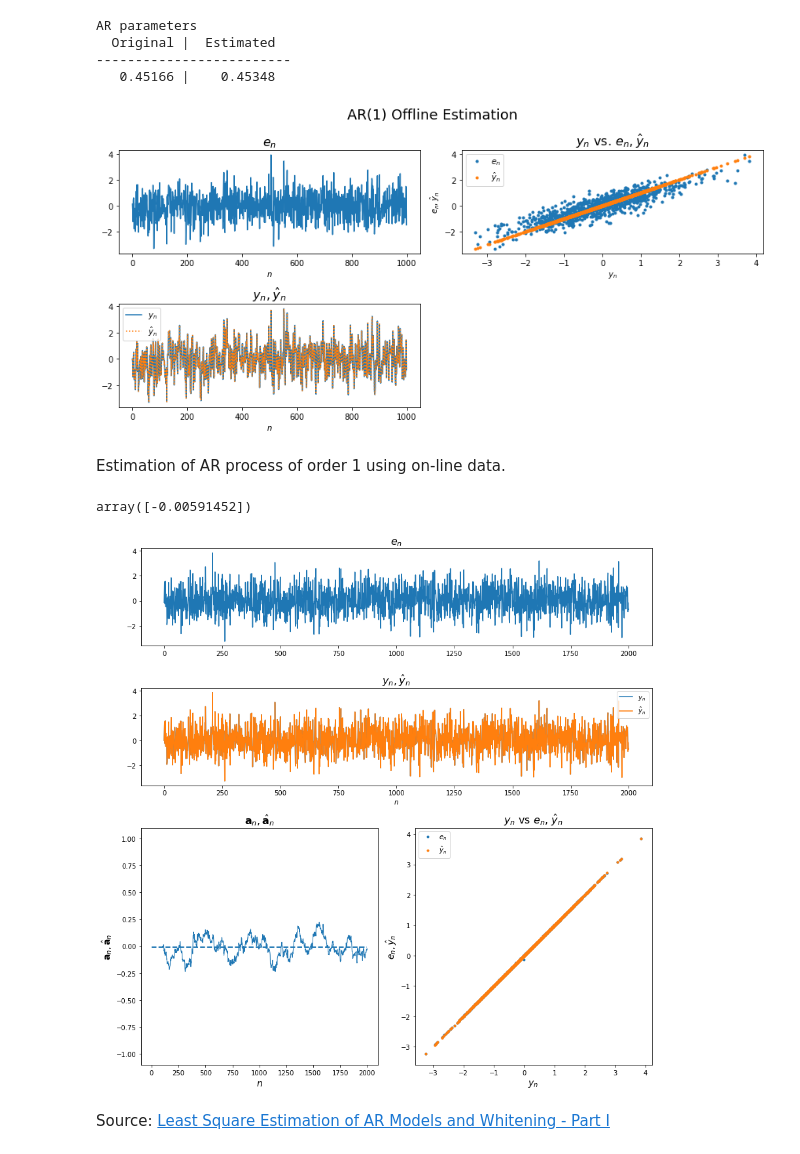
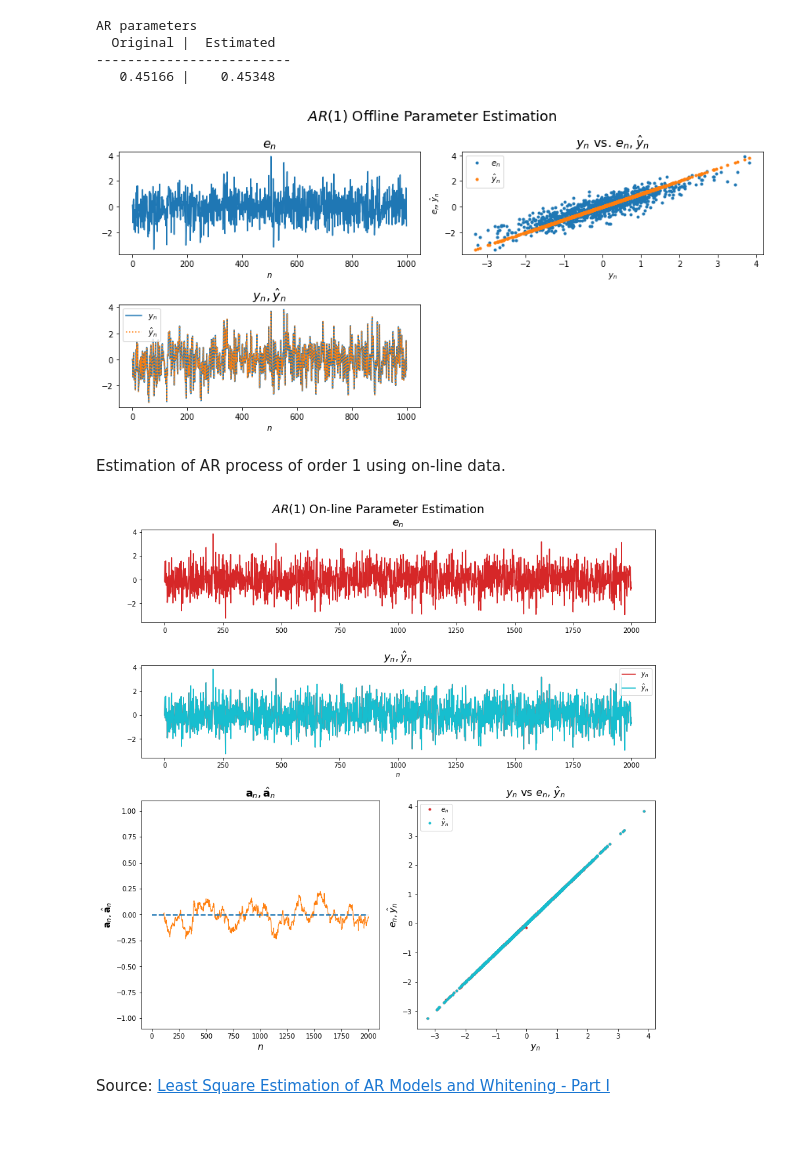
Before and after one commit to samisnotinsane/chbmit-seizure-prediction, a Jupyter notebook: least_squares_AR.ipynb, the cells around one changed output. Drawn from its saved outputs; the diff is of its cells as text; code cells hidden in the pictures.

Commit message:
Polishing figures

```diff
--- a/least_squares_AR.ipynb
+++ b/least_squares_AR.ipynb
@@ -68,17 +68,13 @@ plt.xlabel('$y_n$')
 plt.ylabel('$e_n, \hat{y}_n$')
 plt.title('$y_n$ vs. $e_n, \hat{y}_n$', fontsize=16)
 
-plt.suptitle('AR(1) Offline Estimation', fontsize=18)
+plt.suptitle(r'$AR(1)$ Offline Parameter Estimation', fontsize=18)
 plt.tight_layout()
 plt.show()
 # %% [output]
-[figure, old version]
+[figure, new version]
 # %% [markdown]
 Estimation of AR process of order 1 using on-line data.
-# %%
-a
-# %% [output]
-array([-0.00591452])
 # %%
 np.random.seed(42)                           # Seed random number generator
 N = 2000                                     # Number of samples
@@ -129,40 +125,41 @@ y_hat = np.zeros(N)
 for i in range(p, N):
     y_hat[i] = e[i]
     y_hat[i] = y_hat[i] + a.squeeze() * y_hat[i-1]
 
 plt.figure(figsize=(12,12))                  # Visualisations
 
 plt.subplot2grid((4,2), (0, 0), rowspan=1, colspan=2)
-plt.plot(n, e, label="$e_n$")
+plt.plot(n, e, color='tab:red', label="$e_n$")
 plt.title("$e_n$", fontsize=16)
 
 plt.subplot2grid((4,2), (1, 0), rowspan=1, colspan=2)
 plt.plot(0,0)
-plt.plot(n, y, ls='solid', color='tab:blue', label=r'$y_n$')
-plt.plot(n, y_hat, ls='solid', color='tab:orange', label=r'$\hat{y}_n$')
+plt.plot(n, y, ls='solid', color='tab:red', label=r'$y_n$')
+plt.plot(n, y_hat, ls='solid', color='tab:cyan', label=r'$\hat{y}_n$')
 plt.xlabel(r'$n$')
 plt.legend(loc='best')
 plt.title(r'$y_n, \hat{y}_n$', fontsize=16)
 
 plt.subplot2grid((4,2), (2, 0), rowspan=2, colspan=1)
-_p = plt.plot(arn_ndarr, arhat_ndarr, lw=1)
-plt.plot([0, n[-1]], [a, a], '--', lw=2, color=(_p[-1].get_color()))
+_p = plt.plot(arn_ndarr, arhat_ndarr, color='tab:orange', lw=1)
+plt.plot([0, n[-1]], [a, a], '--', lw=2, color='tab:blue')
 plt.ylim(-1.1, 1.1)
 plt.xlabel("$n$", fontsize=14)
 plt.ylabel("$\mathbf{a}_n, \hat{\mathbf{a}}_n$", fontsize=14)
 plt.title("$\mathbf{a}_n, \hat{\mathbf{a}}_n$", fontsize=16)
 
 plt.subplot2grid((4,2), (2,1), rowspan=2, colspan=1)
-plt.plot(y, e, '.', label=r'$e_n$')
-plt.plot(y, y_hat, '.', label=r'$\hat{y}_n$')
+plt.plot(y, e, '.', color='tab:red', label=r'$e_n$')
+plt.plot(y, y_hat, '.', color='tab:cyan', label=r'$\hat{y}_n$')
 plt.legend(loc='best')
 plt.xlabel(r'$y_n$', fontsize=14)
 plt.ylabel(r'$e_n, \hat{y}_n$', fontsize=14)
 plt.title(r'$y_n$ vs $e_n$, $\hat{y}_n$', fontsize=16)
 
+plt.suptitle(r'$AR(1)$ On-line Parameter Estimation', fontsize=18)
 plt.tight_layout()
 plt.show()
 # %% [output]
-[figure, old version]
+[figure, new version]
 # %% [markdown]
 Source: [Least Square Estimation of AR Models and Whitening - Part I](https://siva82kb.github.io/2018/09/least-square-estimation-of-ar-models-and-whitening-part-i)
```
